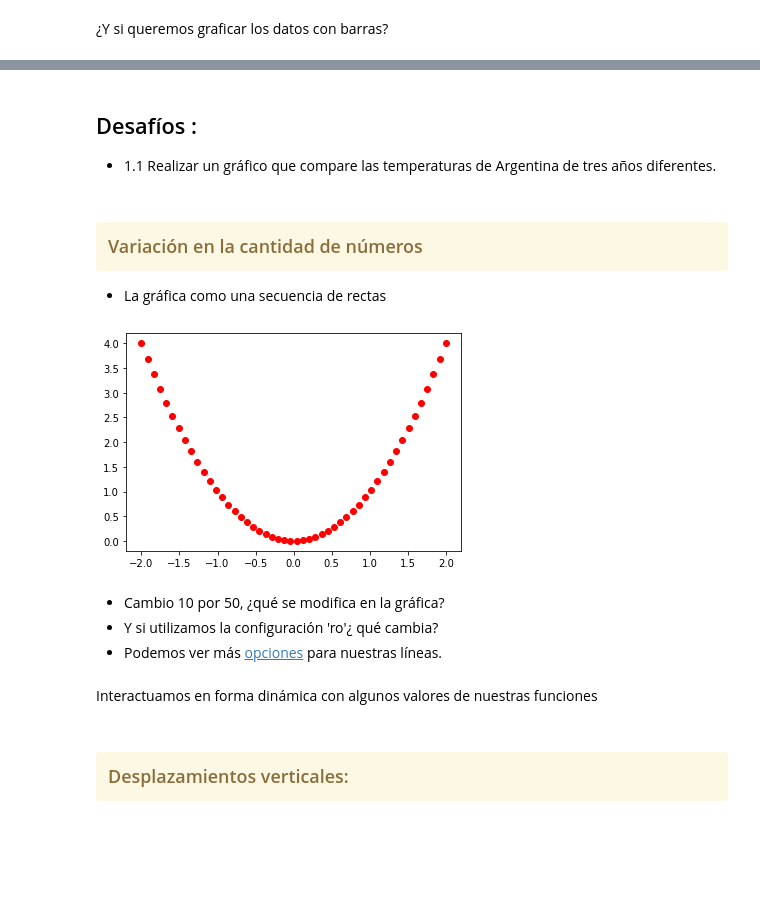
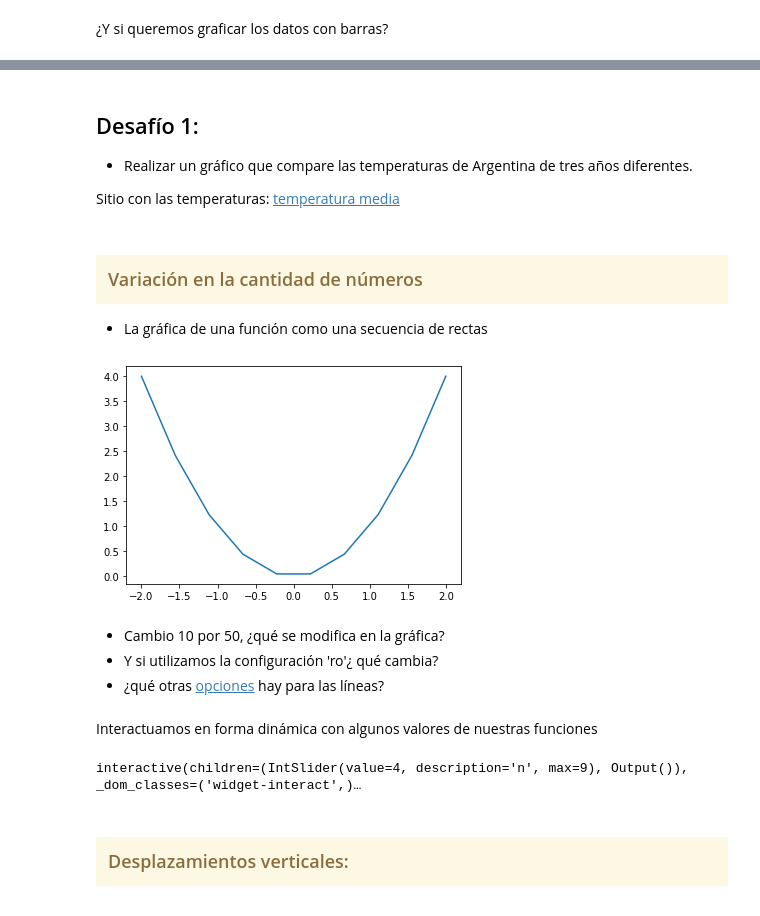
Before and after one commit to sebastiandres/pycon_ar, a Jupyter notebook: Parte3-Sofia-Ejemplos.ipynb, the cells around one changed output, grey strips where cells are left out. Saved outputs shown, nothing was run; the diff lists cells and outputs as text; code cells hidden in the pictures; blank space fills up the shorter version.

```diff
--- a/Parte3-Sofia-Ejemplos.ipynb
+++ b/Parte3-Sofia-Ejemplos.ipynb
@@ -133,3 +149,5 @@ dibujo.show()
 # %% [markdown]
-## Desafíos :
-* 1.1 Realizar un gráfico que compare las temperaturas de Argentina de tres años diferentes.
+## Desafío 1:
+* Realizar un gráfico que compare las temperaturas de Argentina de tres años diferentes.
+
+Sitio con las temperaturas:  [temperatura media](https://climateknowledgeportal.worldbank.org/download-data)
@@ -136,25 +156,38 @@ dibujo.show()
 # %% [markdown]
  ### <div class="alert alert-warning">Variación en la cantidad de números</div>
-* La gráfica como una secuencia de rectas
+* La gráfica de una función como una secuencia de rectas
 # %%
-x = np.linspace(-2, 2, 50)
-
+x = np.linspace(-2, 2, 10)
+# como puedo ver que contiene x?
 y = x**2
 
-dibujo.plot(x,y, 'ro')
-#dibujo.plot(x,y)
+#dibujo.plot(x,y, 'ro')
+dibujo.plot(x,y)
 dibujo.show()
 # %% [output]
-[figure, old version]
+[figure, new version]
 # %% [markdown]
 * Cambio 10 por 50, ¿qué se modifica en la gráfica?
 * Y si utilizamos la configuración 'ro'¿ qué cambia?
-* Podemos ver más [opciones](https://matplotlib.org/stable/api/_as_gen/matplotlib.pyplot.plot.html) para nuestras líneas.
+* ¿qué otras [opciones](https://matplotlib.org/stable/api/_as_gen/matplotlib.pyplot.plot.html) hay para las líneas?
 # %% [markdown]
 Interactuamos en forma dinámica con algunos valores de nuestras funciones
 # %%
 import ipywidgets as widgets
 from ipywidgets import HBox, VBox
 from IPython.display import display
+# %%
+#dominio
+x = np.linspace(-50, 50)
+
+
+@widgets.interact(n=(0, 9))
+def p(n):
+    y =  x**n #codominio con n variando entre 0 y 9
+    dibujo.plot(x, y)
+    dibujo.grid(True)
+    dibujo.show()
+# %% [output]
+interactive(children=(IntSlider(value=4, description='n', max=9), Output()), _dom_classes=('widget-interact',)…
 # %% [markdown]
  ### <div class="alert alert-warning">Desplazamientos verticales:</div>
```
Also changed, not shown: parts of 17 cells of this notebook, 1 other file.
